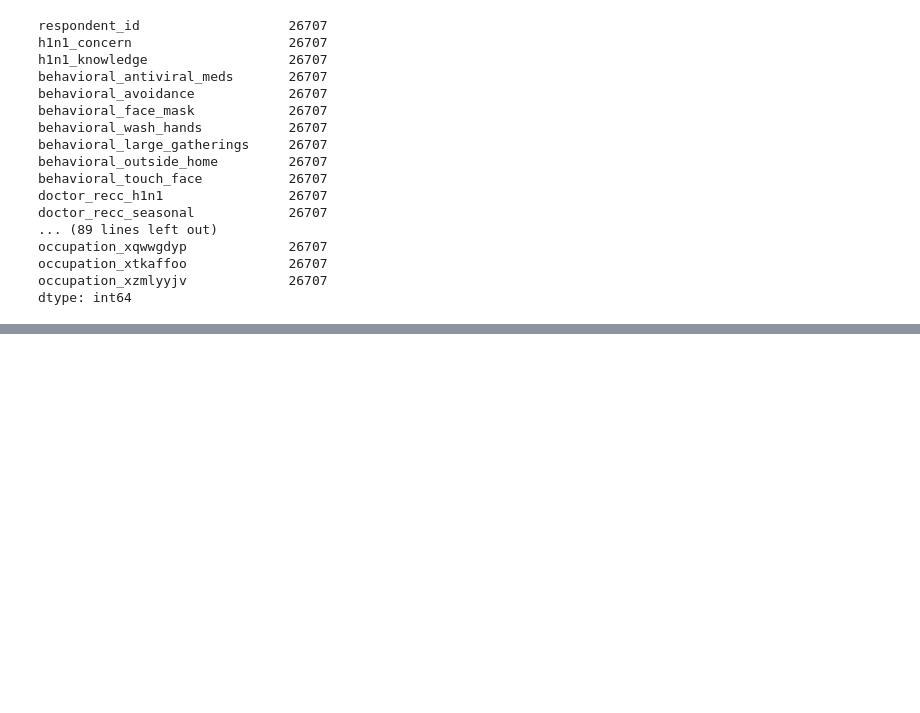
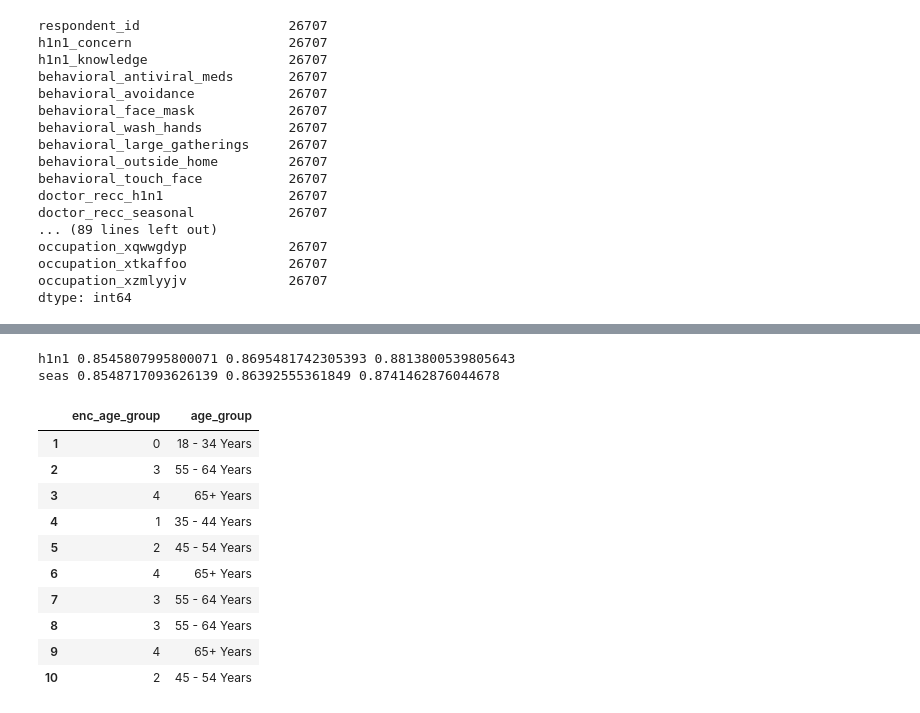
Before and after one commit to stutihar/WiBD-DataScienceVarsity2023, a Jupyter notebook: Standard Deviations/Tyler_WiBD_StanDivas.ipynb, the cells around one changed output, grey strips where cells are left out. Saved outputs shown, nothing was run; the diff lists cells and outputs as text; code cells hidden in the pictures; blank space fills up the shorter version.

Commit message:
Updated by adding encoding for test data set.

```diff
--- a/Standard Deviations/Tyler_WiBD_StanDivas.ipynb
+++ b/Standard Deviations/Tyler_WiBD_StanDivas.ipynb
@@ -461,0 +463,39 @@ You can try to debug the error by setting error_score='raise'.
+# %%
+gb = GradientBoostingClassifier (n_estimators=300)
+
+gb_scores = cross_val_score(gb, imputed_features.get(feature_list), labels['h1n1_vaccine'], cv=10, n_jobs=4, scoring= 'roc_auc')
+
+print('h1n1', gb_scores.min(), gb_scores.mean(), gb_scores.max())
+
+gb_scores = cross_val_score(gb, imputed_features.get(feature_list), labels['seasonal_vaccine'], cv=10, n_jobs=4, scoring= 'roc_auc')
+
+print('seas', gb_scores.min(), gb_scores.mean(), gb_scores.max())
+# %% [output]
+h1n1 0.8545807995800071 0.8695481742305393 0.8813800539805643
+seas 0.8548717093626139 0.86392555361849 0.8741462876044678
+# %%
+le_age_group = CustomOrderLabelEncoder()
+
+le_age_group.fit(['18 - 34 Years', '35 - 44 Years', '45 - 54 Years', '55 - 64 Years', '65+ Years'])
+
+
+
+test['enc_age_group'] = le_age_group.transform(test['age_group'])
+if 'enc_age_group' not in feature_list:
+    feature_list.append('enc_age_group')
+
+
+
+test.loc[1:10, ['enc_age_group', 'age_group']]
+# %% [output]
+|  | enc_age_group | age_group |
+| 1 | 0 | 18 - 34 Years |
+| 2 | 3 | 55 - 64 Years |
+| 3 | 4 | 65+ Years |
+| 4 | 1 | 35 - 44 Years |
+| 5 | 2 | 45 - 54 Years |
+| 6 | 4 | 65+ Years |
+| 7 | 3 | 55 - 64 Years |
+| 8 | 3 | 55 - 64 Years |
+| 9 | 4 | 65+ Years |
+| 10 | 2 | 45 - 54 Years |
```
Also changed, not shown: parts of 16 cells of this notebook.
